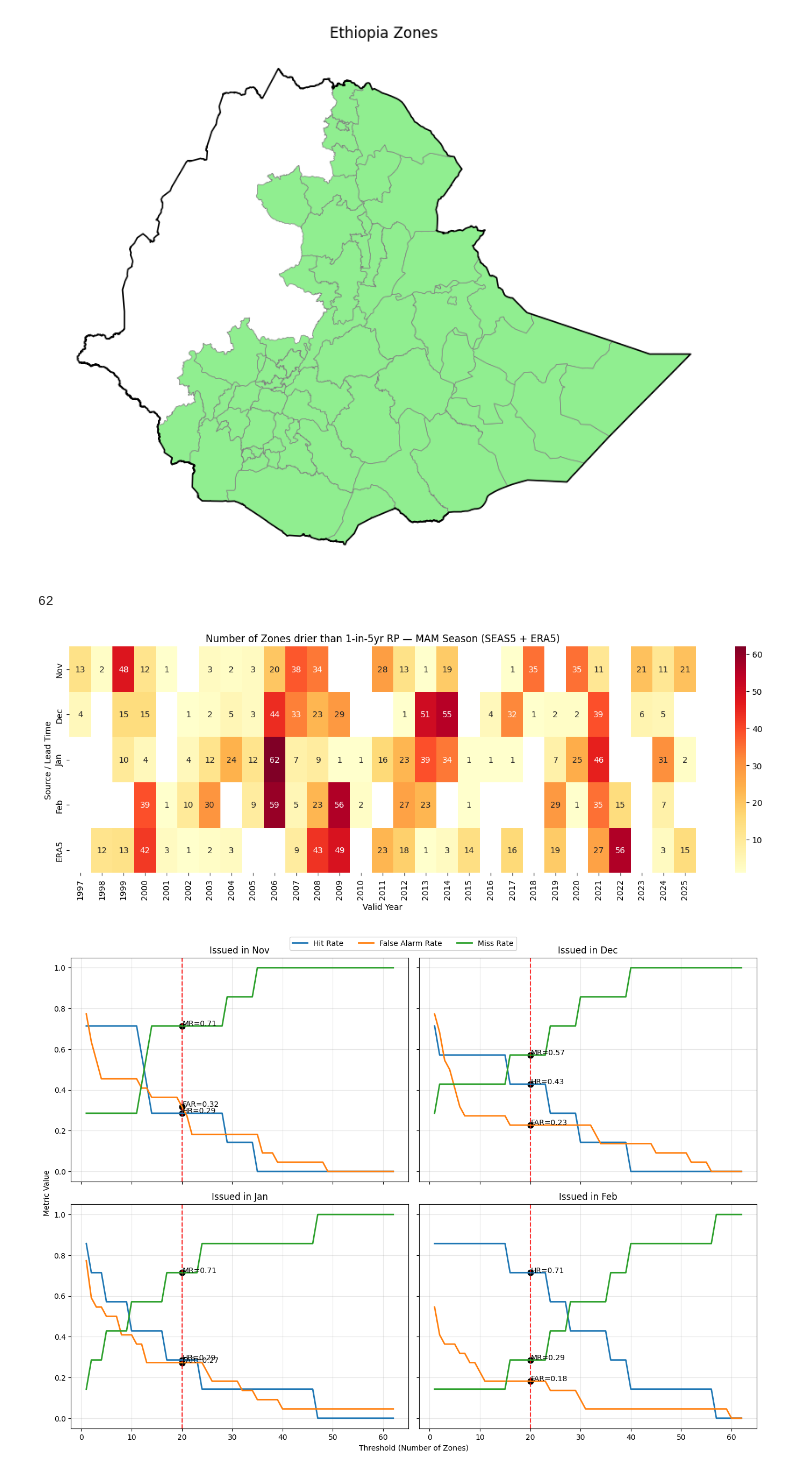
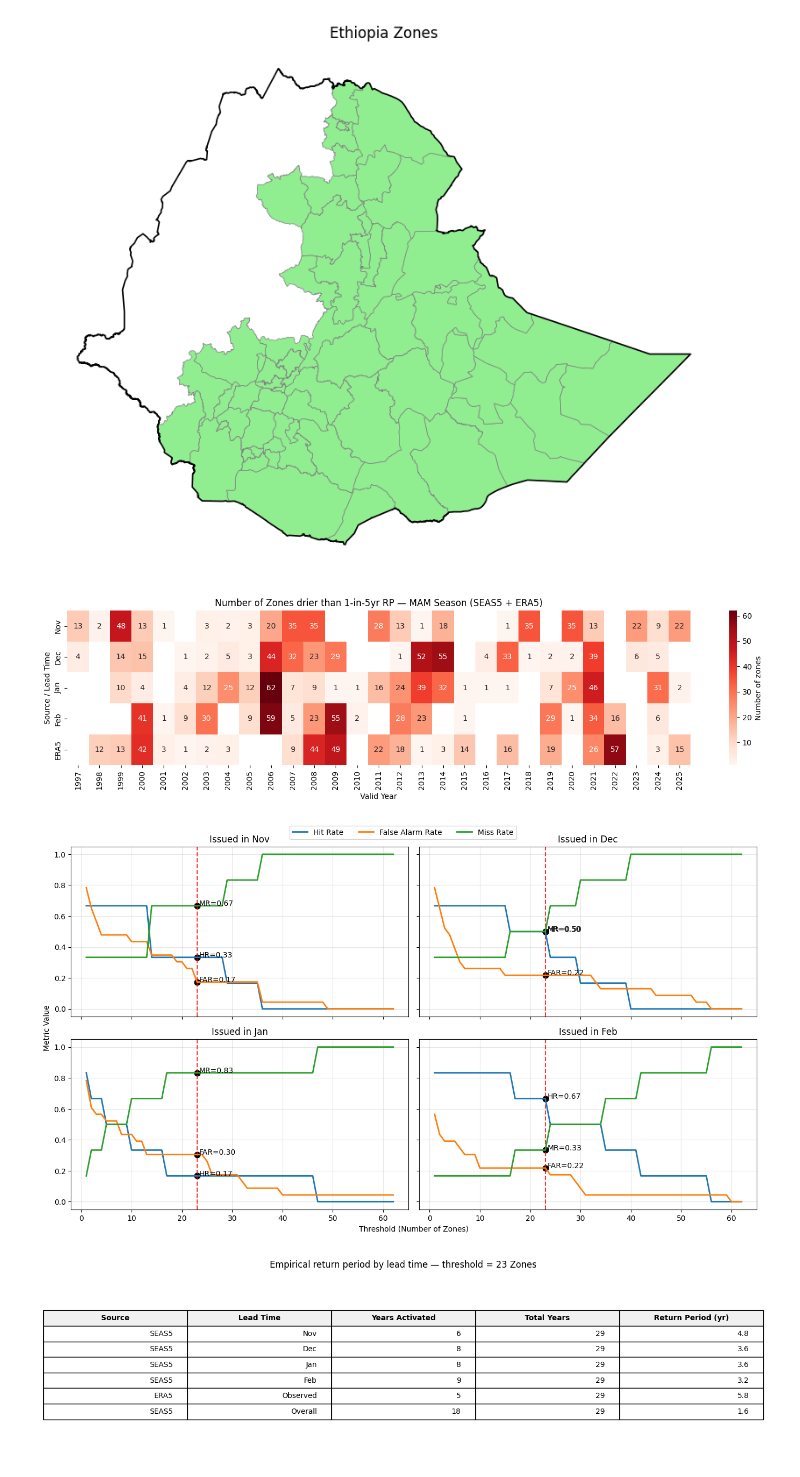
Before and after one commit to OCHA-DAP/ds-aa-eth-drought, a Jupyter notebook: analysis/05_0_drought_trigger_era5_analysis.ipynb, the cells around one changed output. Saved outputs shown, nothing was run; the diff lists cells and outputs as text; code cells hidden in the pictures.

```diff
--- a/analysis/05_0_drought_trigger_era5_analysis.ipynb
+++ b/analysis/05_0_drought_trigger_era5_analysis.ipynb
@@ -18,3 +28,5 @@ import calendar
+# %%
+pd.options.display.float_format = "{:,.0f}".format
 # %%
 ond_blob_name = "ds-aa-eth-drought/exploration/Ethiopia OND zones.csv"
 mam_blob_name = "ds-aa-eth-drought/exploration/Ethiopia MAM zones.csv"
@@ -29,19 +41,30 @@ jjas_validation_data = (
     "ds-aa-eth-drought/exploration/Ethiopia Drought Validation Data JJAS.csv"
 )
 # maproom hindcasts
-somali_mam_maproom_hindcast = "ds-aa-eth-drought/exploration/WFP Ethiopia AA MAM Trigger Documentation and Metrics - Somali Region.csv"
-somali_ond_maproom_hindcast = "ds-aa-eth-drought/exploration/WFP Ethiopia AA OND Trigger Documentation and Metrics - Somali Region.csv"
-oromia_mam_maproom_hindcast = "ds-aa-eth-drought/exploration/WFP FbF Ethiopia 2023 MAM Trigger Documentation and Metrics - Oromia Region.csv"
-oromia_ond_maproom_hindcast = "ds-aa-eth-drought/exploration/WFP AA Ethiopia OND Trigger Documentation and Metrics - Oromia Region (1).csv"
+somali_mam_maproom_hindcast = "ds-aa-eth-drought/exploration/maproom/hindcasts/WFP Ethiopia AA MAM Trigger Documentation and Metrics - Somali Region.csv"
+somali_ond_maproom_hindcast = "ds-aa-eth-drought/exploration/maproom/hindcasts/WFP Ethiopia AA OND Trigger Documentation and Metrics - Somali Region.csv"
+oromia_mam_maproom_hindcast = "ds-aa-eth-drought/exploration/maproom/hindcasts/WFP FbF Ethiopia 2023 MAM Trigger Documentation and Metrics - Oromia Region.csv"
+oromia_ond_maproom_hindcast = "ds-aa-eth-drought/exploration/maproom/hindcasts/WFP AA Ethiopia OND Trigger Documentation and Metrics - Oromia Region (1).csv"
+south_mam_maproom_hindcast = "ds-aa-eth-drought/exploration/maproom/hindcasts/WFP Ethiopia AA MAM Trigger Documentation and Metrics - South Ethiopia Region.csv"
+south_ond_maproom_hindcast = "ds-aa-eth-drought/exploration/maproom/hindcasts/WFP AA Ethiopia OND Trigger Documentation and Metrics - South Ethiopia Region.csv"
 start_date = pd.Timestamp("1997-01-01")
-end_date = pd.Timestamp("2025-09-01")
+end_date = pd.Timestamp("2025-12-01")
 ond_months = [10, 11, 12]
 mam_months = [3, 4, 5]
 jjas_months = [6, 7, 8, 9]
 # %%
 # plot the admin bounds for each season
 eth_adm2 = stratus.codab.load_codab_from_fieldmaps("ETH", admin_level=2)
+eth_adm1 = stratus.codab.load_codab_from_fieldmaps("ETH", admin_level=1)
 eth_adm0 = stratus.codab.load_codab_from_fieldmaps("ETH", admin_level=0)
+# %%
+eth_adm2_aea = eth_adm2.to_crs(
+    "+proj=aea +lat_1=20 +lat_2=-23 +lat_0=0 +lon_0=25 +datum=WGS84 +units=m +no_defs"
+)
+eth_adm2["area_km2"] = eth_adm2_aea.geometry.area / 1e6
+adm2_area = eth_adm2[["adm2_src", "area_km2"]].rename(
+    columns={"adm2_src": "adm2_pcode"}
+)
 # %%
 # make a function to run the code below for each season
 def analyze_season(blob_name, season_name, season_months):
@@ -513,26 +717,25 @@ plt.tight_layout()
 plt.show()
 # %% [output]
 [figure]
-# %%
-# unique zones per season
-len(season_csv["adm2_pcode"].unique())
-# %% [output]
-62
 # %%
+# Number of Zones
 mam_table = build_season_table(
     seas5_data=seas5_data,
     validation_csv=validation_csv,
     era5_data=era5_data,
     season_name="MAM",
     season_months=[3, 4, 5],
     lead_time_map={11: 4, 12: 3, 1: 2, 2: 1},
+    rp_threshold=5,
     plot_heatmap=True,
     plot_skill=True,
-    highlight_value=20,
-    N_events=7,
+    highlight_value=23,
+    N_events=6,
+    pop_df=None,
 )
 
 mam_table
 # %% [output]
-[figure, old version]
+[figure, new version]
-[figure, old version]
+[figure, new version]
+[figure, added]
```
Also changed, not shown: parts of 23 cells of this notebook.
